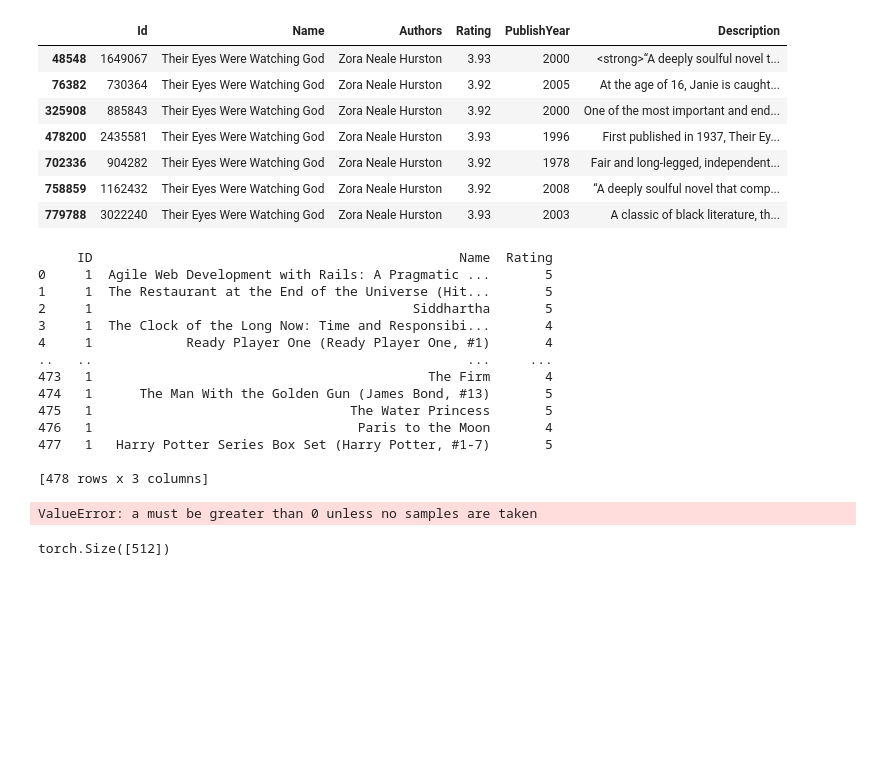
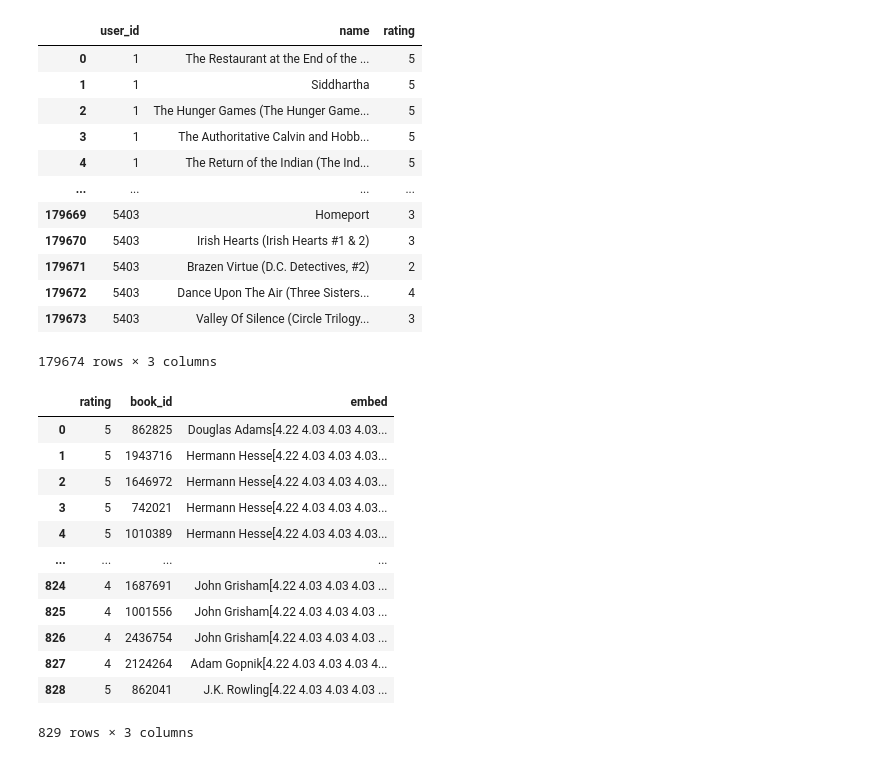
Before and after one commit to yinon-gold/mlops-dtu-project, a Jupyter notebook: notebooks/model.ipynb, the cells around one changed output. Drawn from its saved outputs; the diff is of its cells as text; code cells hidden in the pictures; blank space fills up the shorter version.

```diff
--- a/notebooks/model.ipynb
+++ b/notebooks/model.ipynb
@@ -34,38 +50,46 @@ processed_dir = '../data/processed'
+# %%
+ratings = pd.read_csv(os.path.join(data_dir, 'processed', 'ratings.csv'))
+ratings
+# %% [output]
+|  | user_id | name | rating |
+| 0 | 1 | The Restaurant at the End of the ... | 5 |
+| 1 | 1 | Siddhartha | 5 |
+| 2 | 1 | The Hunger Games (The Hunger Game... | 5 |
+| 3 | 1 | The Authoritative Calvin and Hobb... | 5 |
+| 4 | 1 | The Return of the Indian (The Ind... | 5 |
+| ... | ... | ... | ... |
+| 179669 | 5403 | Homeport | 3 |
+| 179670 | 5403 | Irish Hearts (Irish Hearts #1 & 2) | 3 |
+| 179671 | 5403 | Brazen Virtue (D.C. Detectives, #2) | 2 |
+| 179672 | 5403 | Dance Upon The Air (Three Sisters... | 4 |
+| 179673 | 5403 | Valley Of Silence (Circle Trilogy... | 3 |
+179674 rows × 3 columns
 # %%
 # os.listdir('../data/raw')
 dataset = UserDataset(data_dir=data_dir)
-# %%
-dataset.books[dataset.books['Name'] == 'Their Eyes Were Watching God']
-# %% [output]
-|  | Id | Name | Authors | Rating | PublishYear | Description |
-| 48548 | 1649067 | Their Eyes Were Watching God | Zora Neale Hurston | 3.93 | 2000 | <strong>“A deeply soulful novel t... |
-| 76382 | 730364 | Their Eyes Were Watching God | Zora Neale Hurston | 3.92 | 2005 | At the age of 16, Janie is caught... |
-| 325908 | 885843 | Their Eyes Were Watching God | Zora Neale Hurston | 3.92 | 2000 | One of the most important and end... |
-| 478200 | 2435581 | Their Eyes Were Watching God | Zora Neale Hurston | 3.93 | 1996 | First published in 1937, Their Ey... |
-| 702336 | 904282 | Their Eyes Were Watching God | Zora Neale Hurston | 3.92 | 1978 | Fair and long-legged, independent... |
-| 758859 | 1162432 | Their Eyes Were Watching God | Zora Neale Hurston | 3.92 | 2008 | “A deeply soulful novel that comp... |
-| 779788 | 3022240 | Their Eyes Were Watching God | Zora Neale Hurston | 3.93 | 2003 | A classic of black literature, th... |
-# %%
-# em = dataset.get_rating(1)
-users = dataset[0]
-users
-# %% [output]
-     ID                                               Name  Rating
-0     1  Agile Web Development with Rails: A Pragmatic ...       5
-1     1  The Restaurant at the End of the Universe (Hit...       5
-2     1                                         Siddhartha       5
-3     1  The Clock of the Long Now: Time and Responsibi...       4
-4     1            Ready Player One (Ready Player One, #1)       4
-..   ..                                                ...     ...
-473   1                                           The Firm       4
-474   1      The Man With the Golden Gun (James Bond, #13)       5
-475   1                                 The Water Princess       5
-476   1                                  Paris to the Moon       4
-477   1   Harry Potter Series Box Set (Harry Potter, #1-7)       5
-
-[478 rows x 3 columns]
-ValueError: a must be greater than 0 unless no samples are taken
-# %%
-em.shape
-# %% [output]
-torch.Size([512])
+# %%
+df = ratings[ratings['user_id'] == 1]
+df = df.merge(books, on='name')
+
+# df = df.iloc[:10]
+
+df['embed'] = df['authors'] + str(df['avg_rating'].values) + str(df['publish_year'].values) + df['desc']
+
+df['embed'] = df['embed'].replace("\n", " ")
+df.drop(labels=['user_id', 'name', 'authors', 'avg_rating', 'publish_year', 'desc'], axis=1, inplace=True)
+
+df
+# %% [output]
+|  | rating | book_id | embed |
+| 0 | 5 | 862825 | Douglas Adams[4.22 4.03 4.03 4.03... |
+| 1 | 5 | 1943716 | Hermann Hesse[4.22 4.03 4.03 4.03... |
+| 2 | 5 | 1646972 | Hermann Hesse[4.22 4.03 4.03 4.03... |
+| 3 | 5 | 742021 | Hermann Hesse[4.22 4.03 4.03 4.03... |
+| 4 | 5 | 1010389 | Hermann Hesse[4.22 4.03 4.03 4.03... |
+| ... | ... | ... | ... |
+| 824 | 4 | 1687691 | John Grisham[4.22 4.03 4.03 4.03 ... |
+| 825 | 4 | 1001556 | John Grisham[4.22 4.03 4.03 4.03 ... |
+| 826 | 4 | 2436754 | John Grisham[4.22 4.03 4.03 4.03 ... |
+| 827 | 4 | 2124264 | Adam Gopnik[4.22 4.03 4.03 4.03 4... |
+| 828 | 5 | 862041 | J.K. Rowling[4.22 4.03 4.03 4.03 ... |
+829 rows × 3 columns
```
Also changed, not shown: parts of 7 cells of this notebook, 3 other files.
